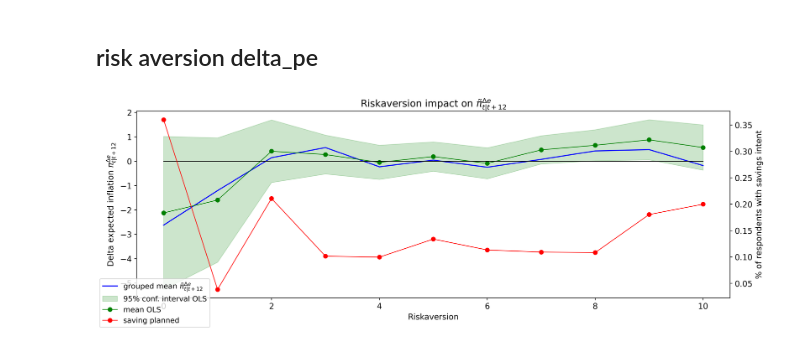
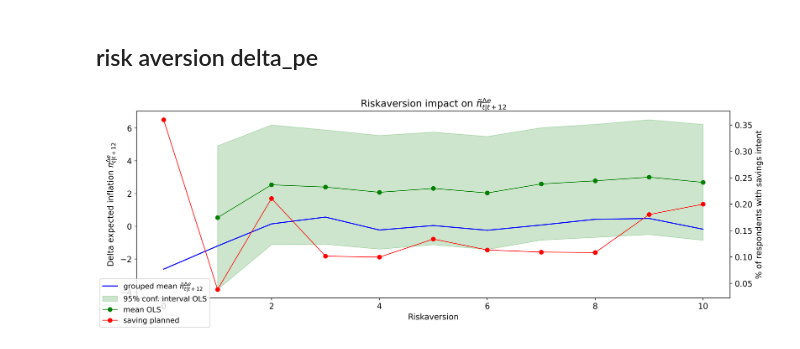
Before and after one commit to lukasgrahl/memoire2, a Jupyter notebook: notebooks/03-analysis_cross.ipynb, the cells around one changed output. Saved outputs shown, nothing was run; the diff lists cells and outputs as text; code cells hidden in the pictures.

```diff
--- a/notebooks/03-analysis_cross.ipynb
+++ b/notebooks/03-analysis_cross.ipynb
@@ -54,7 +59,7 @@ ols_data = hhp[
         'eduwork_txt',
         # 'wealth_bank_midpoint',
         'savings_planned',
-        # 'profession_txt',
+        'profession_txt',
         # 'ecbtrust',
         # 'pr
         # 'hhsize',
@@ -81,9 +86,9 @@ ols_data = pd_df_astype(ols_data, DICT_PARSE_COLS)
 dict_cat_cols = {}
 for col in ols_data:
     if ols_data[col].dtype == 'category':
-        dummies = pd.get_dummies(ols_data[col].dropna(), dtype=bool, )
-        dummies = dummies.add_prefix(col)
-        ols_data = ols_data.join(dummies.iloc[:, :])
+        dummies = pd.get_dummies(ols_data[col].dropna(), dtype=bool, ).add_prefix(col)
+        _ = dummies.iloc[:, 1:]
+        ols_data = ols_data.join(_)
         ols_data = ols_data.drop(col, axis=1)
 
 ols_data['const'] = np.ones(len(ols_data))
@@ -109,8 +114,8 @@ for col in lst_error_cols + ['delta_pe_MY_error_act']:
 
     lst_ols_data.append((d[col], d.drop(col, axis=1), ols.predict(d.drop(col, axis=1))))
 
-    dfbeta = get_dfbetas(ols.model.exog, ols.resid.values)
-    lst_dfbetas.append((d, pd.DataFrame(dfbeta, index=d.index, columns=d.columns[:-1])))
+    # dfbeta = get_dfbetas(ols.model.exog, ols.resid.values)
+    # lst_dfbetas.append((d, pd.DataFrame(dfbeta, index=d.index, columns=d.columns[:-1])))
 
     lst_ols_mods.append(ols)
 # %%
@@ -121,0 +143,17 @@ save_pd_df(out1, 'tab_cross_section_error_appendix.csv', GRAPHS_DIR)
+# %%
+out = load_pd_df("tab_cross_section_error.csv", index_col="Unnamed: 0")
+_dict = {}
+fig, axes = plt.subplots(2, 2, figsize=(8,8), dpi=300)
+for i, col in enumerate(out):
+    ax = axes.ravel()[i]
+    ax.tick_params(labelrotation=90, labelsize=10)
+    ser = out[col]
+
+    ser = ser[ser.apply(lambda x: len(str(x).split()) > 2)]
+    res = ser.apply(lambda x: str(x).split()[0]).astype(float)
+    # break
+    ax.bar([config['var_names'][i] for i in res.index], res, color='blue')
+    ax.set_title(dict_cols_pretty_names[col])
+
+fig.tight_layout()
+save_fig(fig, "fig_cross_coefs.png")
@@ -177,22 +225,22 @@ sub3['savings_planned'] = sub3['savings_planned'].replace({1: 0}) * -1
 # %%
 fig, ax = get_fig_subplots(figsize=(14,5), dpi=400)
 ax.plot(sub['mean'], color='blue', label='grouped mean $\~{\pi}^{\Delta e}_{t|t+12}$')
 ax.fill_between(sub.index, sub['conf_lower'], sub['conf_upper'], color='green', alpha=.2, label='95% conf. interval OLS')
 ax.plot(sub['coef'], lw=1, marker='o', color='green', label='mean OLS')
-ax.plot(sub.index, list([0] * len(sub2)), color='black', lw=1,)
+# ax.plot(sub.index, list([0] * len(sub2)), color='black', lw=1,)
 # ax.plot(sub.index, list([mean] * len(sub)), label='global $\~{\pi}^{\Delta e}_{t|t+12}$ mean', color='blue', linestyle='dashed')
 
 ax2 = ax.twinx()
 ax2.plot(sub3.groupby('riskaversion').savings_planned.mean(), color='red', lw=1, marker='o', label='saving planned')
 
 ax.set_xlabel("Riskaversion")
 ax2.set_ylabel("% of respondents with savings intent")
 ax.set_ylabel("Delta expected inflation $\pi^{\Delta e}_{t|t+12}$")
 ax.set_title("Riskaversion impact on $\~{\pi}^{\Delta e}_{t|t+12}$")
 
 fig.legend(loc='lower left', prop={'size': 11})
 
 fig.tight_layout()
 save_fig(fig, "riskaversion.png", GRAPHS_DIR)
 # %% [output]
-[figure, old version]
+[figure, new version]
```
Also changed, not shown: parts of 5 cells of this notebook, 10 other files.
